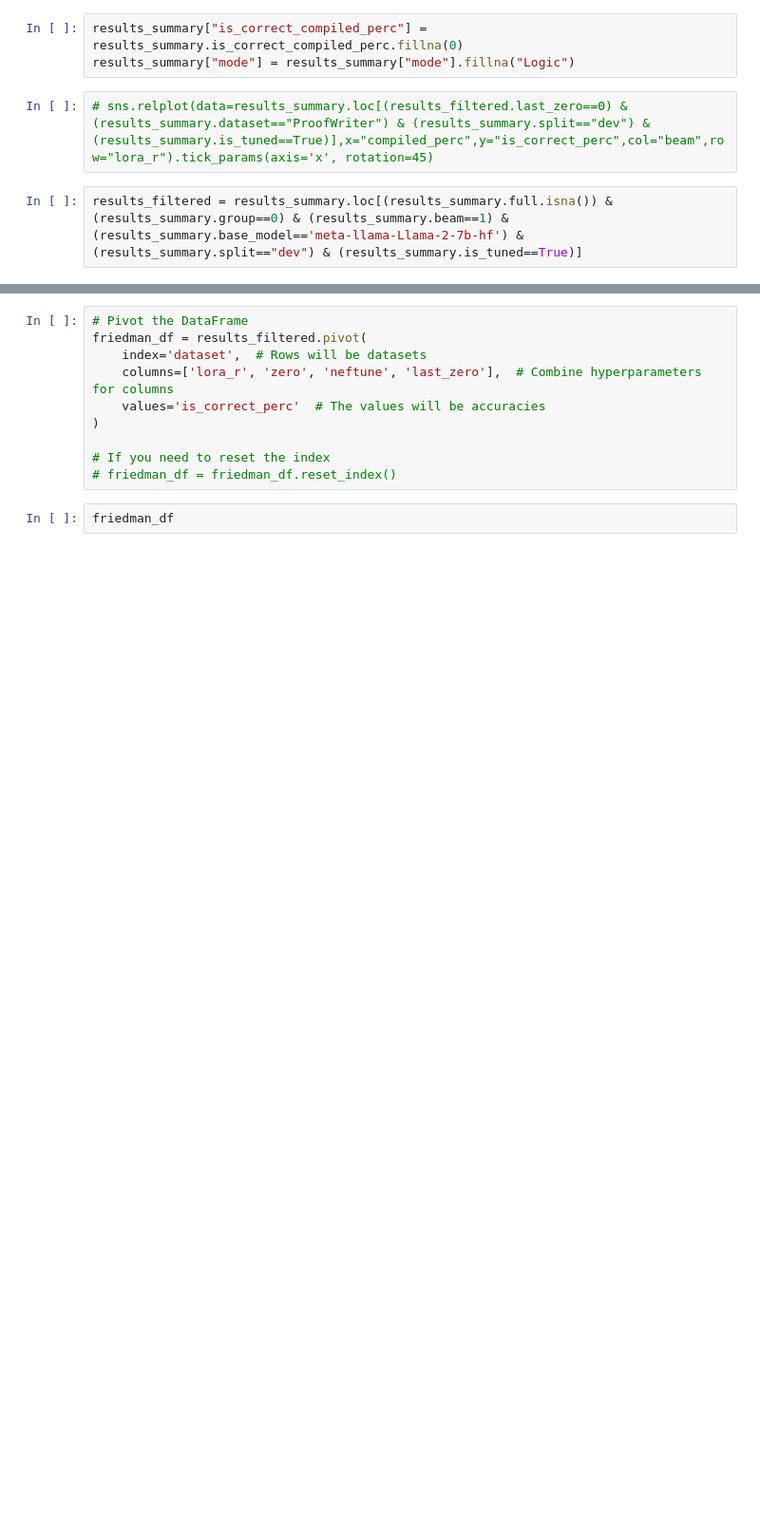
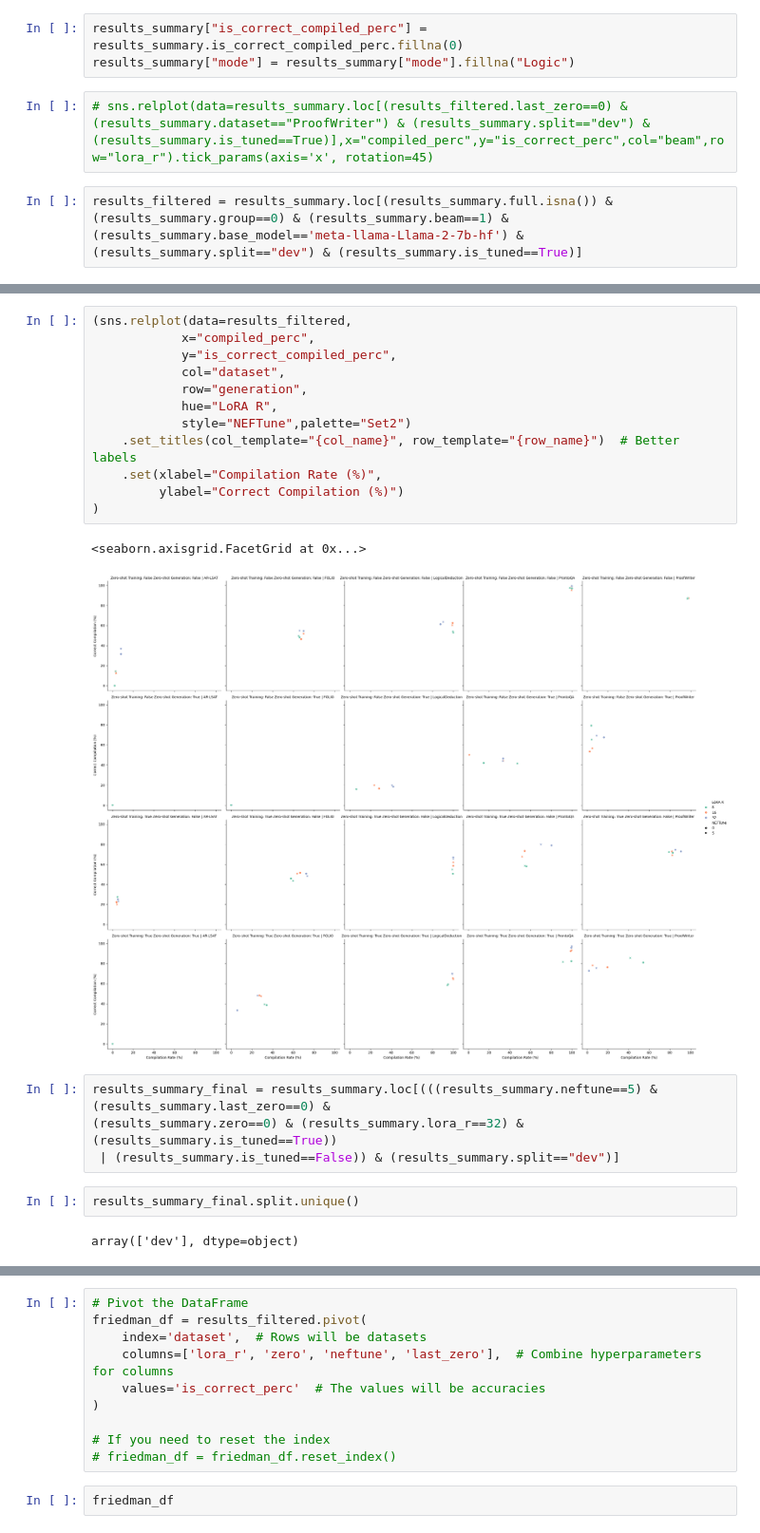
Before and after one commit to wernerolaf/Logic-LLM, a Jupyter notebook: results.ipynb, the cells around one changed output, grey strips where cells are left out. Shown: that part at 95% size. Cells and saved outputs as stored; diff of their text form; blank space fills up the shorter version.

```diff
--- a/results.ipynb
+++ b/results.ipynb
@@ -321,0 +365,23 @@ results_filtered = results_summary.loc[(results_summary.full.isna()) & (results_
+# %%
+(sns.relplot(data=results_filtered,
+            x="compiled_perc",
+            y="is_correct_compiled_perc",
+            col="dataset",
+            row="generation",
+            hue="LoRA R",
+            style="NEFTune",palette="Set2")
+    .set_titles(col_template="{col_name}", row_template="{row_name}")  # Better labels
+    .set(xlabel="Compilation Rate (%)",
+         ylabel="Correct Compilation (%)")
+)
+# %% [output]
+<seaborn.axisgrid.FacetGrid at 0x...>
+[figure, added]
+# %%
+results_summary_final = results_summary.loc[(((results_summary.neftune==5) & (results_summary.last_zero==0) &
+(results_summary.zero==0) & (results_summary.lora_r==32) & (results_summary.is_tuned==True))
+ | (results_summary.is_tuned==False)) & (results_summary.split=="dev")]
+# %%
+results_summary_final.split.unique()
+# %% [output]
+array(['dev'], dtype=object)
```
Also changed, not shown: parts of 11 cells of this notebook.
